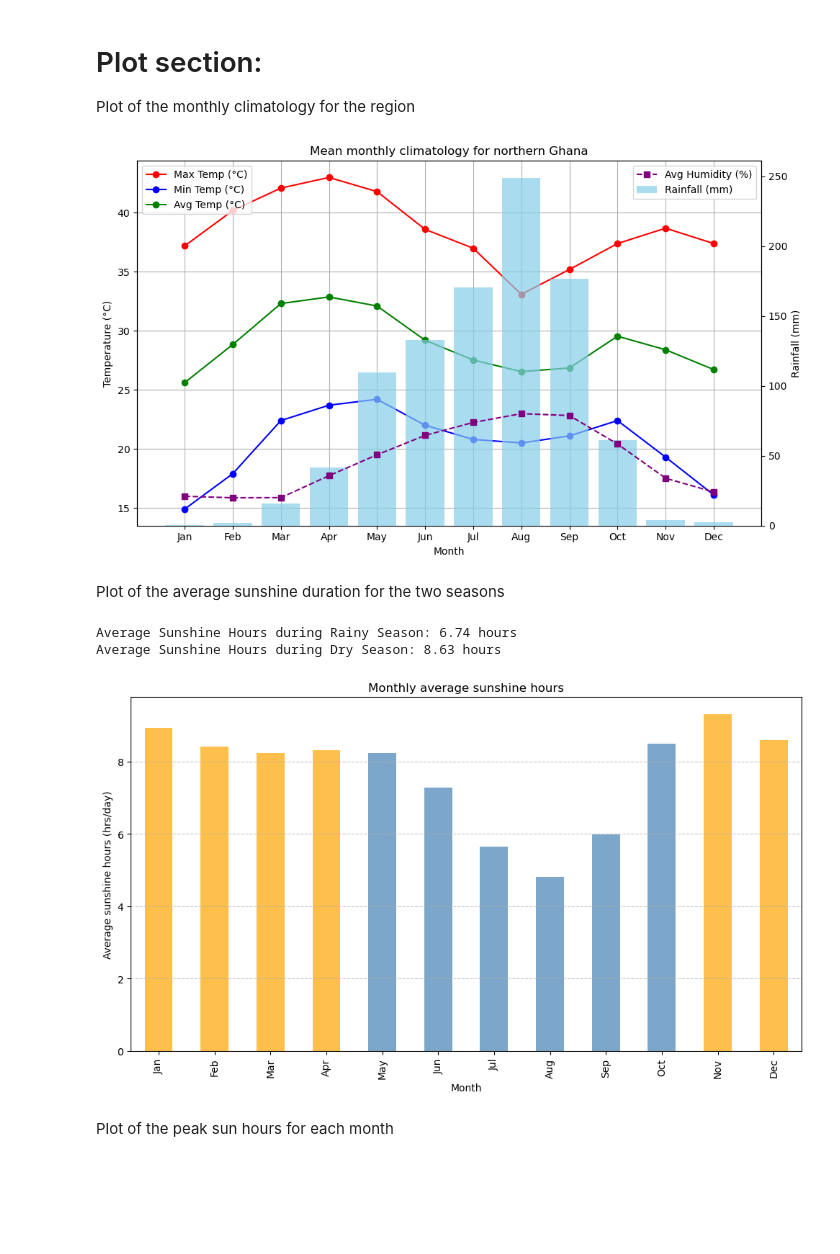
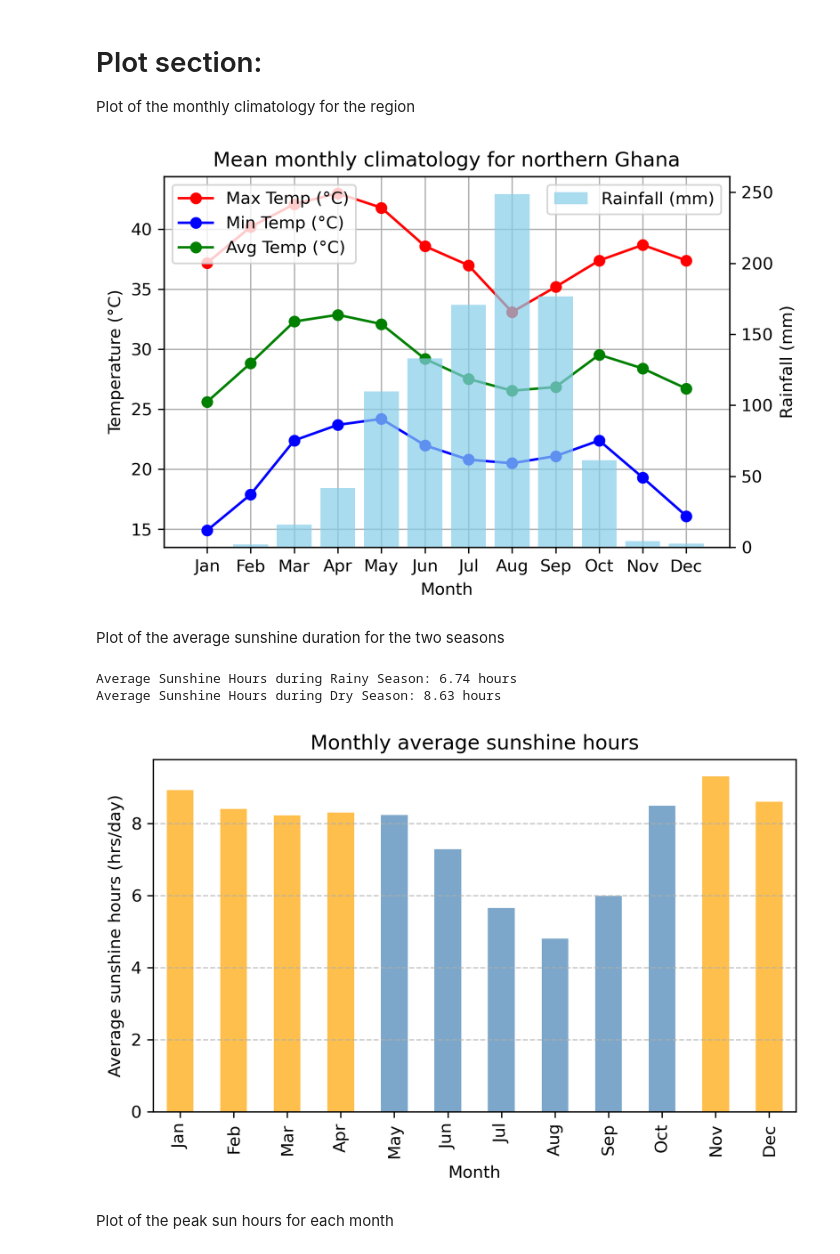
Before and after one commit to ulriklullau/master_thesis_TRAX_Ghana, a Jupyter notebook: Meteorological_data.ipynb, the cells around one changed output. Cells and saved outputs as stored; diff of their text form; code cells hidden in the pictures; blank space fills up the shorter version.

```diff
--- a/Meteorological_data.ipynb
+++ b/Meteorological_data.ipynb
@@ -146,36 +146,36 @@ monthly_stats = df.groupby('month').agg(
 ).reset_index()
 
 # Add rainfall data to the monthly stats DataFrame
 monthly_stats['Rainfall (mm)'] = rainfall_mm
 monthly_stats['Month Name'] = [
     "Jan", "Feb", "Mar", "Apr", "May", "Jun",
     "Jul", "Aug", "Sep", "Oct", "Nov", "Dec"
 ]
 
 # Plotting
-fig, ax1 = plt.subplots(figsize=(10, 6))
+fig, ax1 = plt.subplots(figsize=(6, 4), dpi=300)
 
 # Plot temperatures
 ax1.plot(monthly_stats['Month Name'], monthly_stats['max_temp'], label="Max Temp (°C)", color="red", marker="o")
 ax1.plot(monthly_stats['Month Name'], monthly_stats['min_temp'], label="Min Temp (°C)", color="blue", marker="o")
 ax1.plot(monthly_stats['Month Name'], monthly_stats['avg_temp'], label="Avg Temp (°C)", color="green", marker="o")
 ax1.set_xlabel("Month")
 ax1.set_ylabel("Temperature (°C)")
 ax1.legend(loc="upper left")
 ax1.grid()
 
 # Create a secondary y-axis for rainfall
 ax2 = ax1.twinx()
 ax2.bar(monthly_stats['Month Name'], monthly_stats['Rainfall (mm)'], label="Rainfall (mm)", color="skyblue", alpha=0.7)
-ax2.plot(monthly_stats['Month Name'], monthly_stats['avg_humidity'], label="Avg Humidity (%)", color="purple", marker="s", linestyle="--")
+#ax2.plot(monthly_stats['Month Name'], monthly_stats['avg_humidity'], label="Avg Humidity (%)", color="purple", marker="s", linestyle="--")
 ax2.set_ylabel("Rainfall (mm)")
 ax2.legend(loc="upper right")
 
 plt.title("Mean monthly climatology for northern Ghana")
 plt.tight_layout()
 plt.show()
 # %% [output]
-[figure, old version]
+[figure, new version]
 # %% [markdown]
 Plot of the average sunshine duration for the two seasons
 # %%
@@ -204,7 +204,7 @@ monthly_sunshine = monthly_sunshine.reindex(["Jan", "Feb", "Mar", "Apr", "May",
                                              "Jul", "Aug", "Sep", "Oct", "Nov", "Dec"])
 colors = ['orange' if month in ["Nov", "Dec", "Jan", "Feb", "Mar", "Apr"] else 'steelblue' for month in monthly_sunshine.index]
 # Plot
-plt.figure(figsize=(10, 6))
+plt.figure(figsize=(6, 4), dpi=300)
 monthly_sunshine.plot(kind='bar', color=colors, alpha=0.7)
 plt.title('Monthly average sunshine hours')
 plt.xlabel('Month')
@@ -215,7 +215,7 @@ plt.show()
 # %% [output]
 Average Sunshine Hours during Rainy Season: 6.74 hours
 Average Sunshine Hours during Dry Season: 8.63 hours
-[figure, old version]
+[figure, new version]
 # %% [markdown]
 Plot of the peak sun hours for each month
 # %%
```
